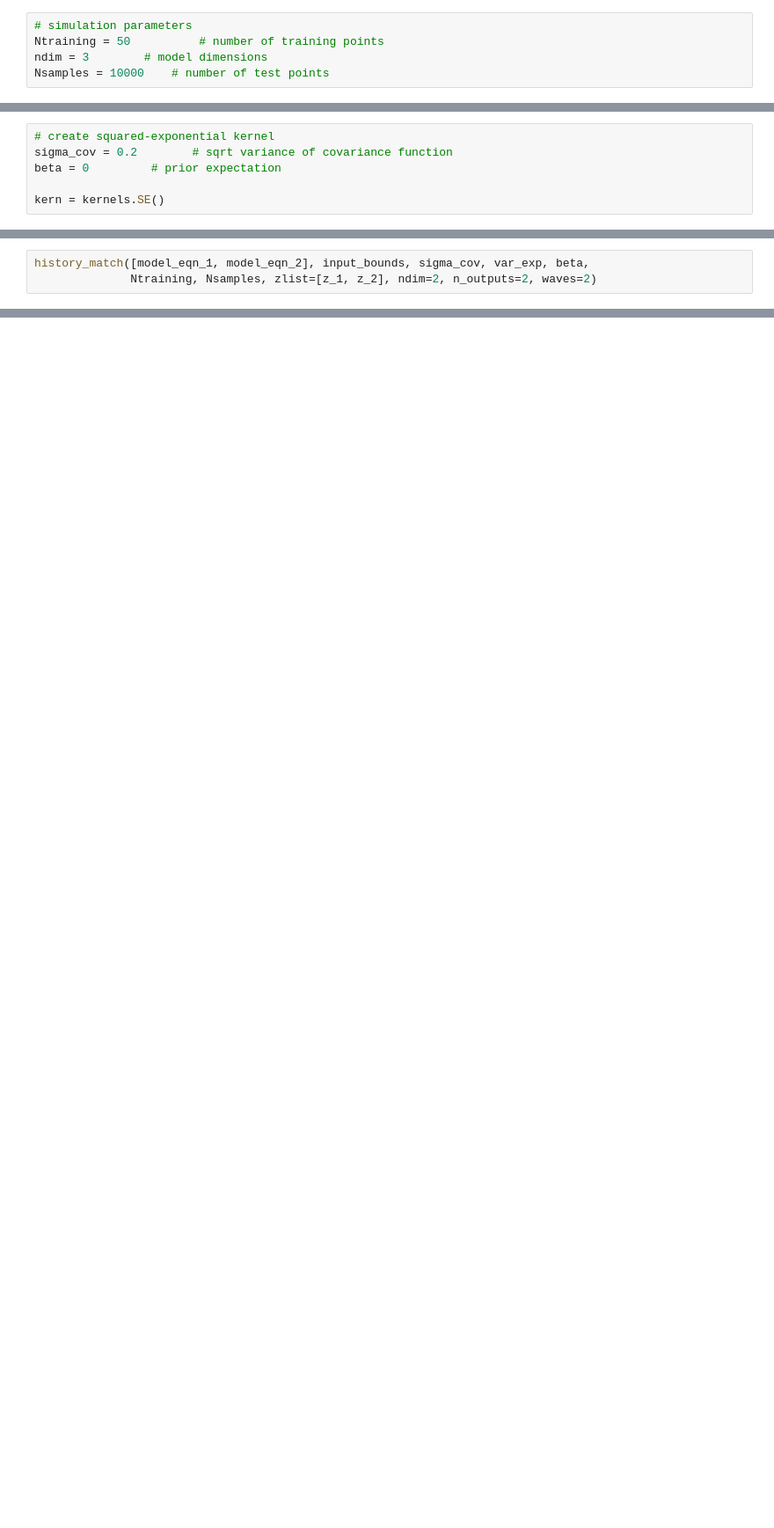
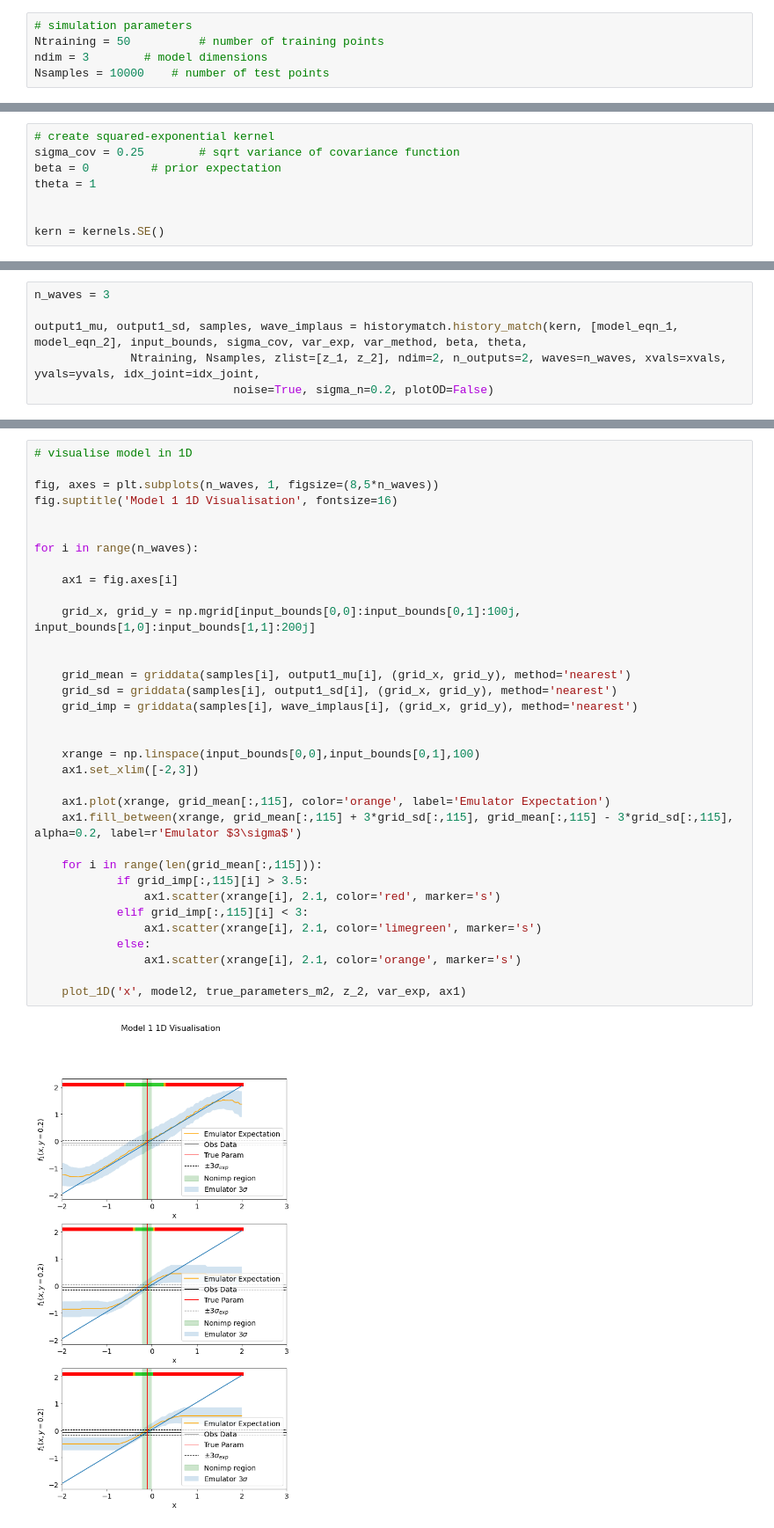
Before and after one commit to elliemay481/HistoryMatching, a Jupyter notebook: Prepackage/2D_2z_notebook.ipynb, the cells around one changed output, grey strips where cells are left out. Shown: that part at 88% size. Saved outputs shown, nothing was run; the diff lists cells and outputs as text; blank space fills up the shorter version.

```diff
--- a/Prepackage/2D_2z_notebook.ipynb
+++ b/Prepackage/2D_2z_notebook.ipynb
@@ -147,6 +145,8 @@ ax1.legend(loc='best')
 # %%
 # create squared-exponential kernel
-sigma_cov = 0.2        # sqrt variance of covariance function
+sigma_cov = 0.25        # sqrt variance of covariance function
 beta = 0         # prior expectation
+theta = 1
+
 
 kern = kernels.SE()
@@ -320,6 +153,9 @@ def history_match(true_model, parameter_bounds, sigma_cov, var_exp, beta, Ntrain
 # %%
-history_match([model_eqn_1, model_eqn_2], input_bounds, sigma_cov, var_exp, beta,
-              Ntraining, Nsamples, zlist=[z_1, z_2], ndim=2, n_outputs=2, waves=2)
+n_waves = 3
+
+output1_mu, output1_sd, samples, wave_implaus = historymatch.history_match(kern, [model_eqn_1, model_eqn_2], input_bounds, sigma_cov, var_exp, var_method, beta, theta,
+              Ntraining, Nsamples, zlist=[z_1, z_2], ndim=2, n_outputs=2, waves=n_waves, xvals=xvals, yvals=yvals, idx_joint=idx_joint,
+                             noise=True, sigma_n=0.2, plotOD=False)
 # %% [output]
 Current wave: 1
 region: 0
@@ -341,0 +167,36 @@ region: 0
+# %%
+# visualise model in 1D
+
+fig, axes = plt.subplots(n_waves, 1, figsize=(8,5*n_waves))
+fig.suptitle('Model 1 1D Visualisation', fontsize=16)
+
+
+for i in range(n_waves):
+
+    ax1 = fig.axes[i]
+
+    grid_x, grid_y = np.mgrid[input_bounds[0,0]:input_bounds[0,1]:100j, input_bounds[1,0]:input_bounds[1,1]:200j]
+
+
+    grid_mean = griddata(samples[i], output1_mu[i], (grid_x, grid_y), method='nearest')
+    grid_sd = griddata(samples[i], output1_sd[i], (grid_x, grid_y), method='nearest')
+    grid_imp = griddata(samples[i], wave_implaus[i], (grid_x, grid_y), method='nearest')
+
+
+    xrange = np.linspace(input_bounds[0,0],input_bounds[0,1],100)
+    ax1.set_xlim([-2,3])
+
+    ax1.plot(xrange, grid_mean[:,115], color='orange', label='Emulator Expectation')
+    ax1.fill_between(xrange, grid_mean[:,115] + 3*grid_sd[:,115], grid_mean[:,115] - 3*grid_sd[:,115], alpha=0.2, label=r'Emulator $3\sigma$')
+
+    for i in range(len(grid_mean[:,115])):
+            if grid_imp[:,115][i] > 3.5:
+                ax1.scatter(xrange[i], 2.1, color='red', marker='s')
+            elif grid_imp[:,115][i] < 3:
+                ax1.scatter(xrange[i], 2.1, color='limegreen', marker='s')
+            else:
+                ax1.scatter(xrange[i], 2.1, color='orange', marker='s')
+
+    plot_1D('x', model2, true_parameters_m2, z_2, var_exp, ax1)
+# %% [output]
+[figure, added]
```
Also changed, not shown: parts of 11 cells of this notebook, 5 other files.
